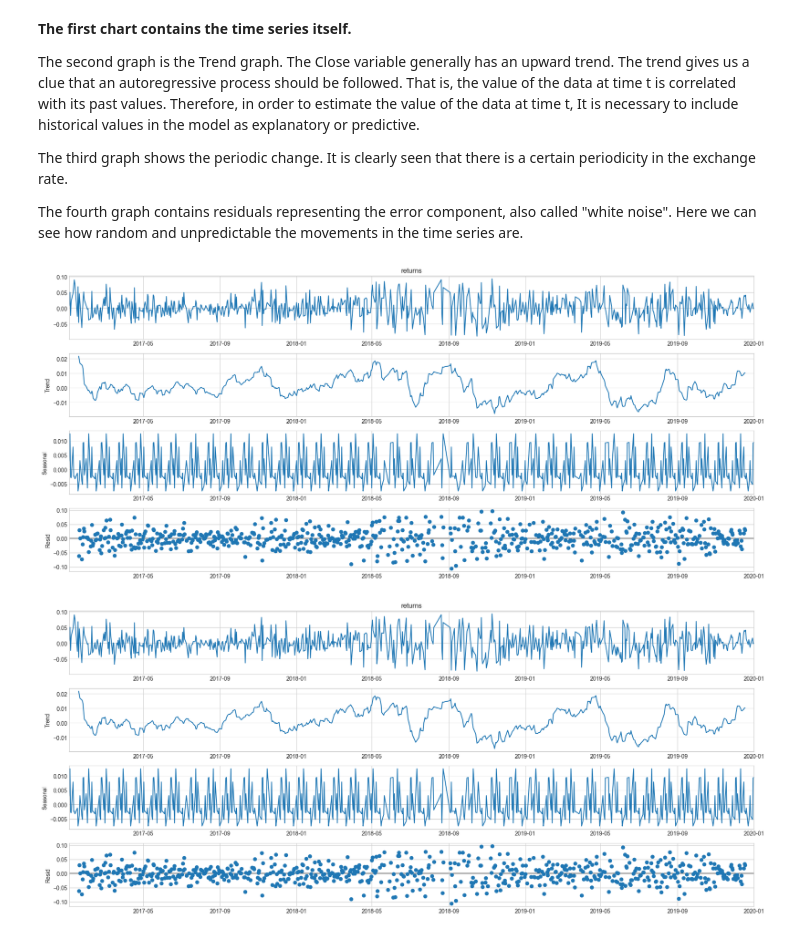
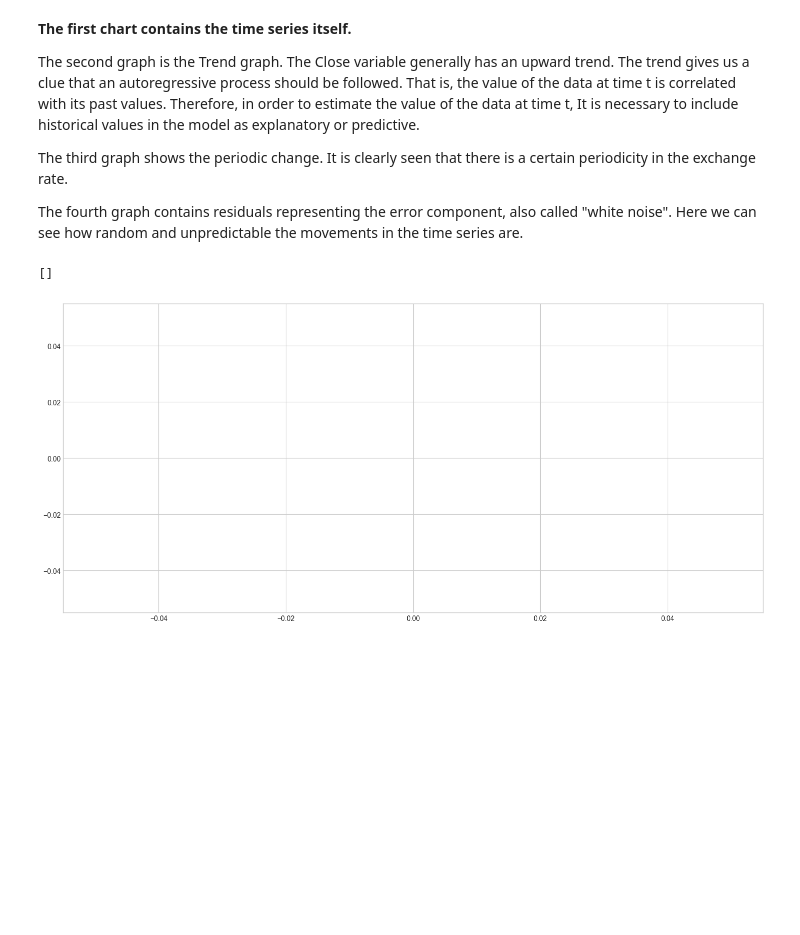
Before and after one commit to batuhanmtl/Time-Series-Analysis, a Jupyter notebook: Univariate Regression/ExchangeRatePrediction.ipynb, the cells around one changed output. Cells and saved outputs as stored; diff of their text form; code cells hidden in the pictures; blank space fills up the shorter version.

```diff
--- a/Univariate Regression/ExchangeRatePrediction.ipynb
+++ b/Univariate Regression/ExchangeRatePrediction.ipynb
@@ -252,9 +252,9 @@ The fourth graph contains residuals representing the error component, also calle
 # %%
 # DECEMPOSITION PLOT (RETURN)
 
 sd_result = seasonal_decompose(df["returns"], model='additive', period=20)
 
-sd_result.plot()
+plt.plot()
 # %% [output]
+[]
-[figure, old version]
+[figure, new version]
-[figure, removed]
```
Also changed, not shown: parts of 5 cells of this notebook.
